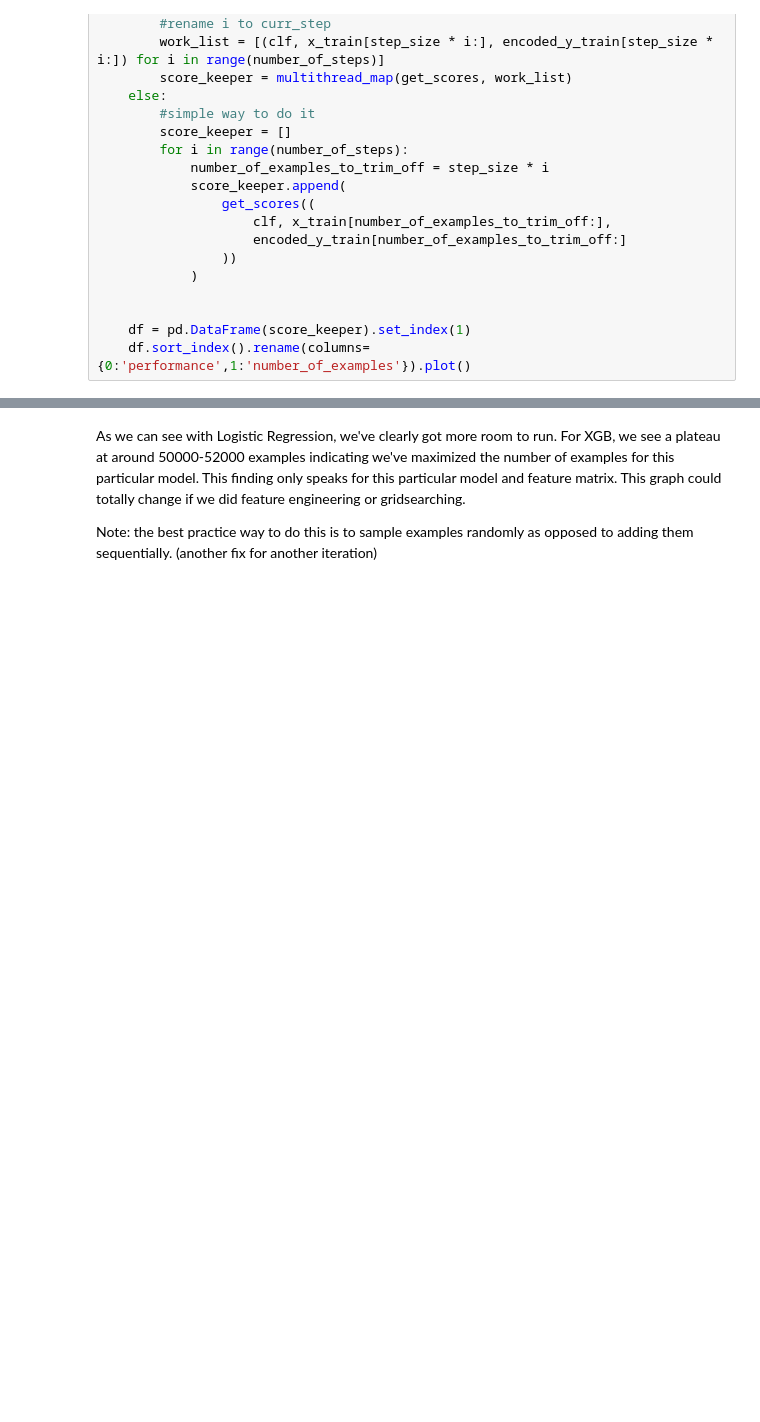
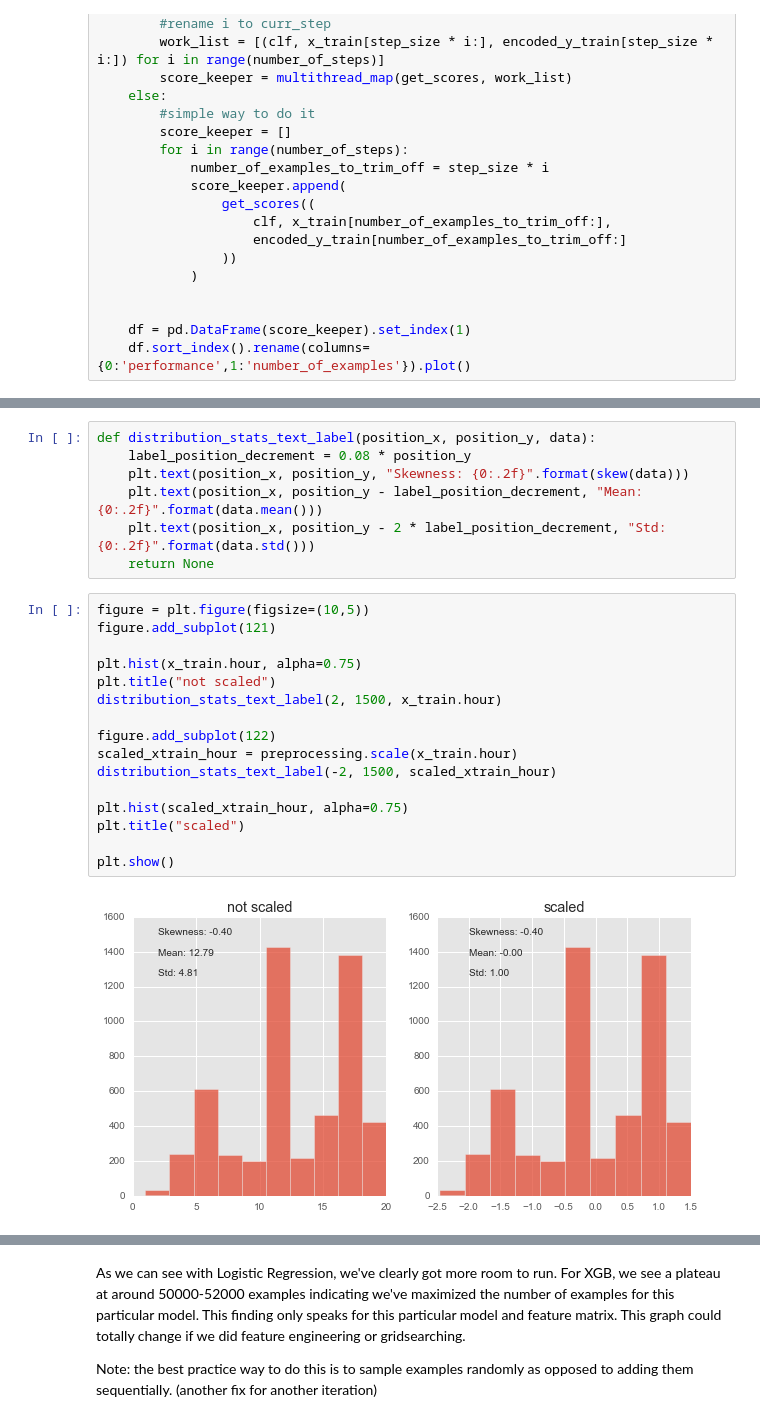
Before and after one commit to asharma567/multiclass_with_major_class_imbalance, a Jupyter notebook: analysis.ipynb, the cells around one changed output, grey strips where cells are left out. Drawn from its saved outputs; the diff is of its cells as text; blank space fills up the shorter version.

Commit message:
added the distribution transformations

```diff
--- a/analysis.ipynb
+++ b/analysis.ipynb
@@ -702,0 +703,25 @@ def get_optimal_number_of_training_examples(clf, x_train, y_train, number_of_ste
+# %%
+def distribution_stats_text_label(position_x, position_y, data):
+    label_position_decrement = 0.08 * position_y
+    plt.text(position_x, position_y, "Skewness: {0:.2f}".format(skew(data)))
+    plt.text(position_x, position_y - label_position_decrement, "Mean: {0:.2f}".format(data.mean()))
+    plt.text(position_x, position_y - 2 * label_position_decrement, "Std: {0:.2f}".format(data.std()))
+    return None
+# %%
+figure = plt.figure(figsize=(10,5))
+figure.add_subplot(121)
+
+plt.hist(x_train.hour, alpha=0.75)
+plt.title("not scaled")
+distribution_stats_text_label(2, 1500, x_train.hour)
+
+figure.add_subplot(122)
+scaled_xtrain_hour = preprocessing.scale(x_train.hour)
+distribution_stats_text_label(-2, 1500, scaled_xtrain_hour)
+
+plt.hist(scaled_xtrain_hour, alpha=0.75)
+plt.title("scaled")
+
+plt.show()
+# %% [output]
+[figure, added]
```
Also changed, not shown: parts of 37 cells of this notebook.
